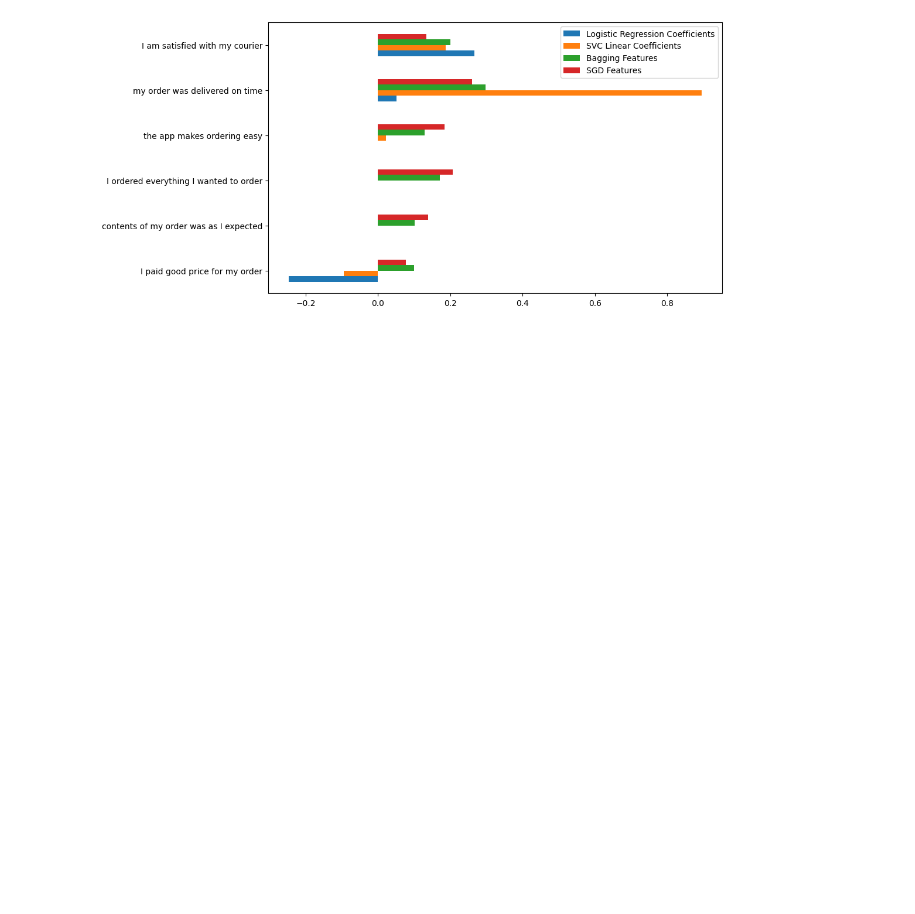
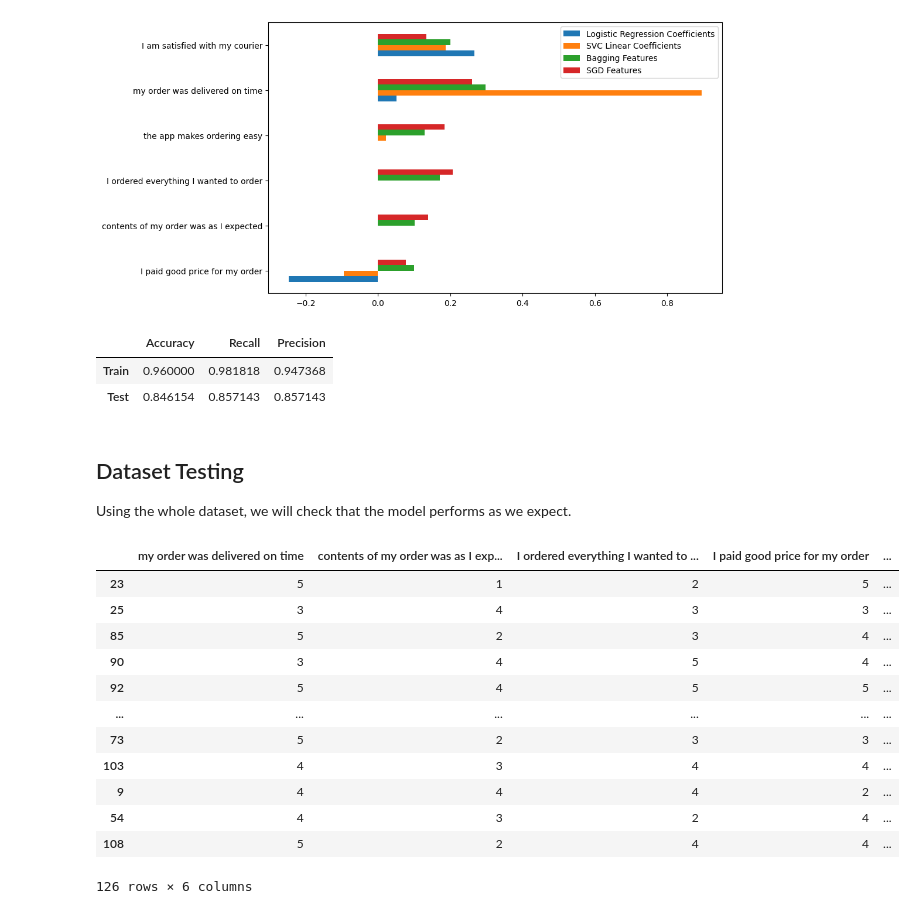
Before and after one commit to SmittyB00p/yAwe0UFmtLBhlMeG, a Jupyter notebook: feature importances/features.ipynb, the cells around one changed output. Saved outputs shown, nothing was run; the diff lists cells and outputs as text; code cells hidden in the pictures; blank space fills up the shorter version.

```diff
--- a/feature importances/features.ipynb
+++ b/feature importances/features.ipynb
@@ -81,3 +105,38 @@ plt.legend()
 plt.show()
 # %% [output]
 [figure]
+# %%
+import pickle
+
+with open('../Notebooks/models/data.pkl', 'rb') as f:
+    X_train, X_test, y_train, y_test, sgd_model = pickle.load(f)
+# %%
+sgd_model.fit(X_train, y_train)
+
+return_scores(sgd_model, X_train, X_test, y_train, y_test)
+# %% [output]
+|  | Accuracy | Recall | Precision |
+| Train | 0.960000 | 0.981818 | 0.947368 |
+| Test | 0.846154 | 0.857143 | 0.857143 |
+# %% [markdown]
+## Dataset Testing
+
+Using the whole dataset, we will check that the model performs as we expect.
+# %%
+X = pd.concat([X_train, X_test], axis=0)
+
+X
+# %% [output]
+|  | my order was delivered on time | contents of my order was as I exp... | I ordered everything I wanted to ... | I paid good price for my order | ... |
+| 23 | 5 | 1 | 2 | 5 | ... |
+| 25 | 3 | 4 | 3 | 3 | ... |
+| 85 | 5 | 2 | 3 | 4 | ... |
+| 90 | 3 | 4 | 5 | 4 | ... |
+| 92 | 5 | 4 | 5 | 5 | ... |
+| ... | ... | ... | ... | ... | ... |
+| 73 | 5 | 2 | 3 | 3 | ... |
+| 103 | 4 | 3 | 4 | 4 | ... |
+| 9 | 4 | 4 | 4 | 2 | ... |
+| 54 | 4 | 3 | 2 | 4 | ... |
+| 108 | 5 | 2 | 4 | 4 | ... |
+126 rows × 6 columns
```
Also changed, not shown: parts of 4 cells of this notebook, 6 other files.
